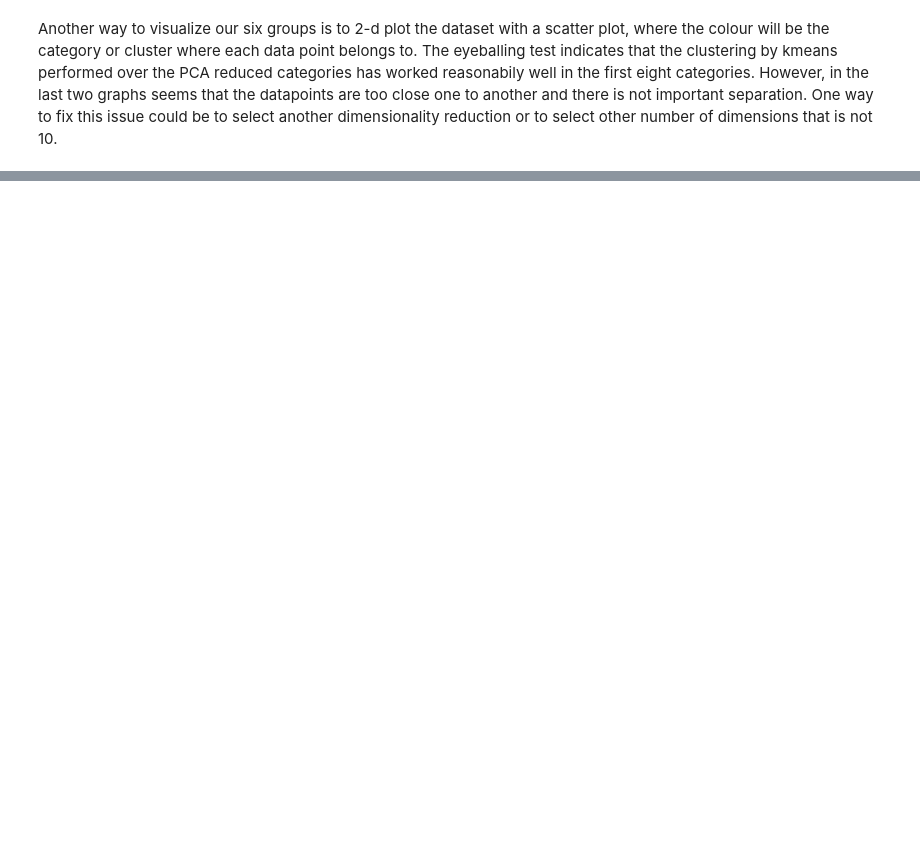
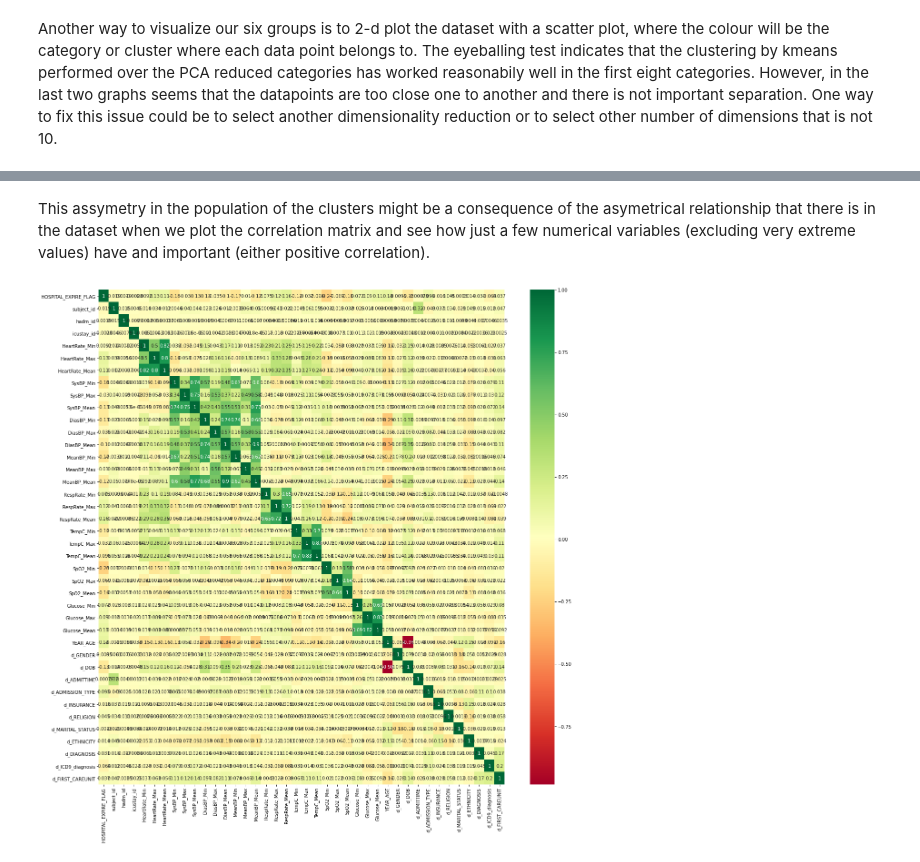
Before and after one commit to AndresMtnezGlez/heptaomicron, a Jupyter notebook: Andrés_Martínez_unsupervised_project.ipynb, the cells around one changed output, grey strips where cells are left out. Saved outputs shown, nothing was run; the diff lists cells and outputs as text; code cells hidden in the pictures; blank space fills up the shorter version.

```diff
--- a/Andrés_Martínez_unsupervised_project.ipynb
+++ b/Andrés_Martínez_unsupervised_project.ipynb
@@ -436,0 +449,10 @@ plt.show()
+# %% [markdown]
+This assymetry in the population of the clusters might be a consequence of the asymetrical relationship that there is in the dataset when we plot the correlation matrix and see how just a few numerical variables (excluding very extreme values) have and important (either positive correlation).
+# %%
+corrmat = data.corr()
+top_corr_features = corrmat.index
+plt.figure(figsize=(20,20))
+#plot heat map
+g=sns.heatmap(data[top_corr_features].corr(),annot=True,cmap="RdYlGn")
+# %% [output]
+[figure, added]
```
Also changed, not shown: parts of 6 cells of this notebook.
